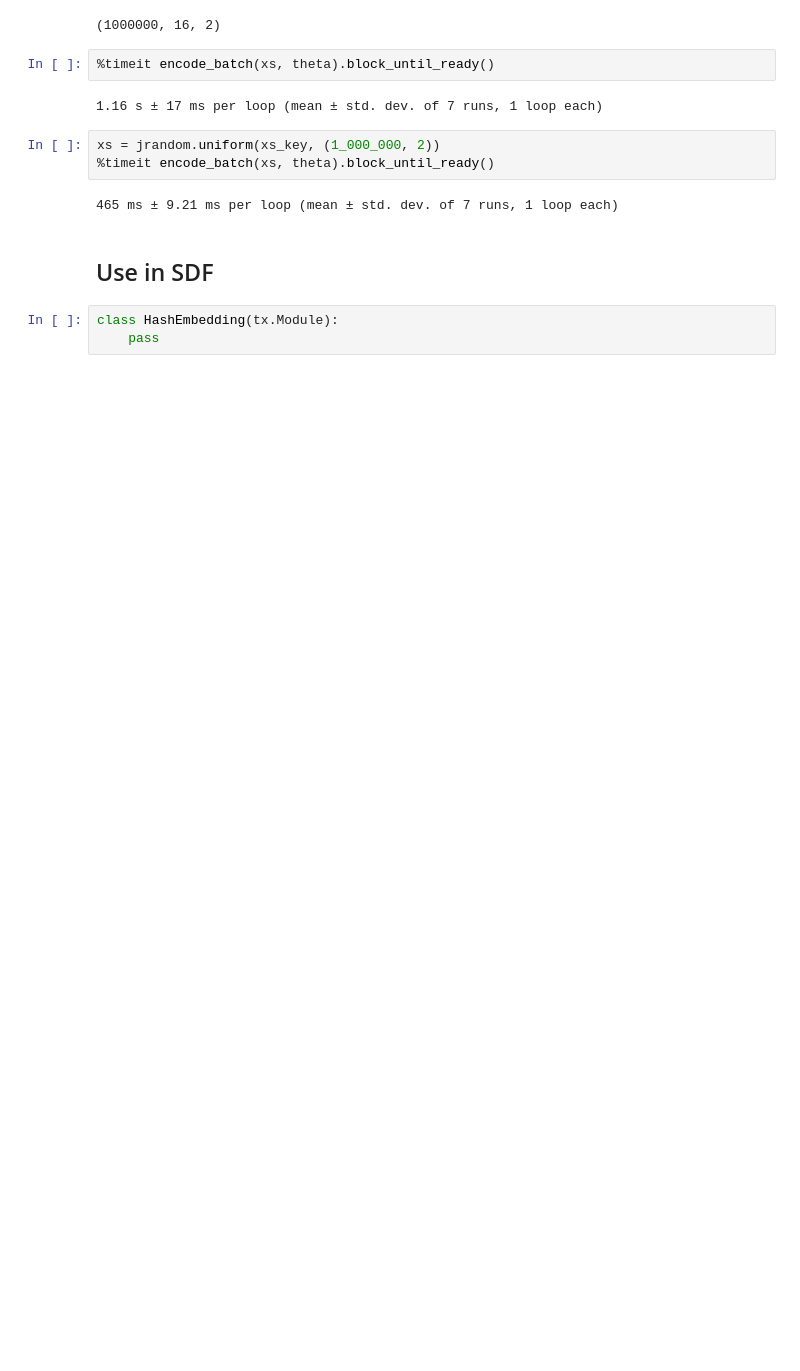
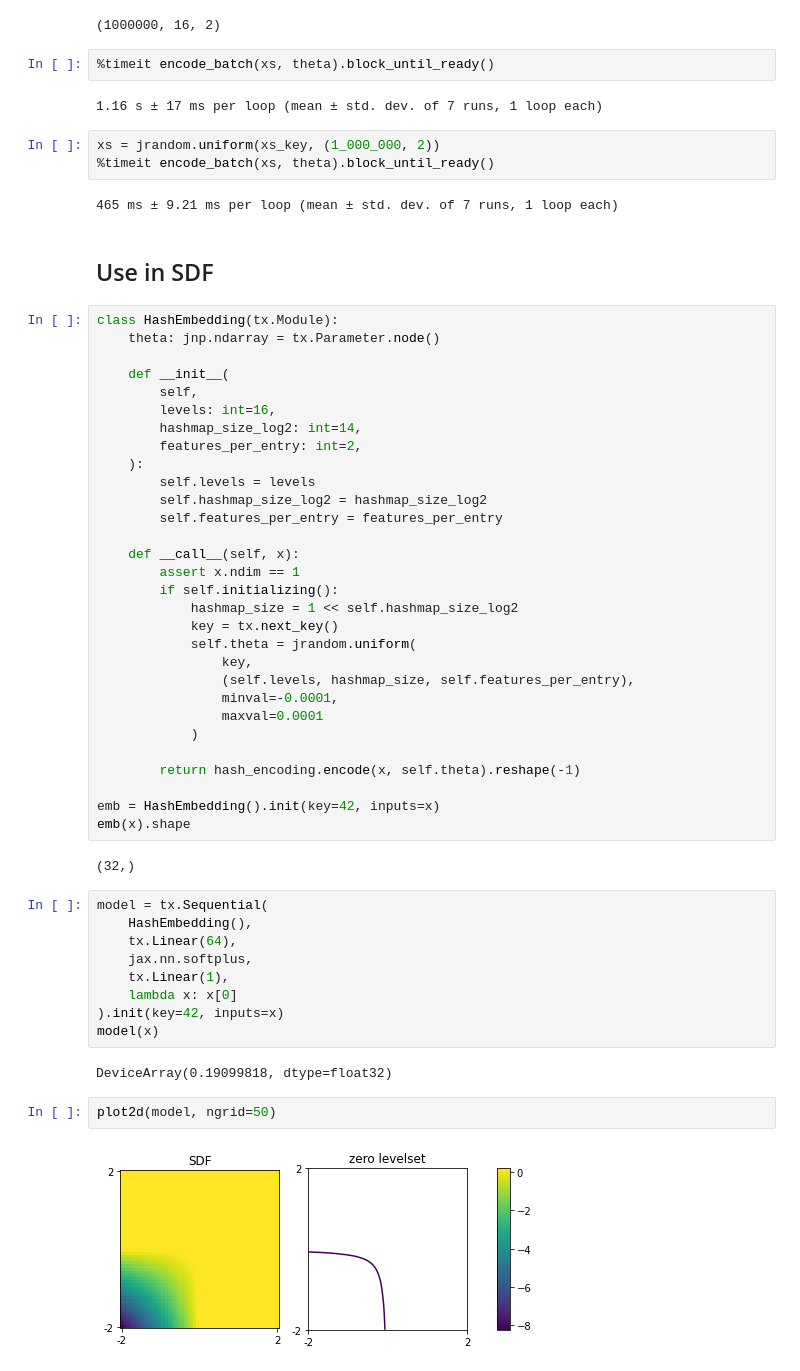
Before and after one commit to niklasschmitz/sdf_jax, a Jupyter notebook: hash_encoding.ipynb, the cells around one changed output. Saved outputs shown, nothing was run; the diff lists cells and outputs as text; blank space fills up the shorter version.

Commit message:
Add working example for multiresolution hash enc

```diff
--- a/hash_encoding.ipynb
+++ b/hash_encoding.ipynb
@@ -80,6 +80,50 @@ xs = jrandom.uniform(xs_key, (1_000_000, 2))
 465 ms ± 9.21 ms per loop (mean ± std. dev. of 7 runs, 1 loop each)
 # %% [markdown]
 ## Use in SDF
-# %%
-class HashEmbedding(tx.Module):
-    pass
+# %%
+class HashEmbedding(tx.Module):
+    theta: jnp.ndarray = tx.Parameter.node()
+
+    def __init__(
+        self,
+        levels: int=16,
+        hashmap_size_log2: int=14,
+        features_per_entry: int=2,
+    ):
+        self.levels = levels
+        self.hashmap_size_log2 = hashmap_size_log2
+        self.features_per_entry = features_per_entry
+
+    def __call__(self, x):
+        assert x.ndim == 1
+        if self.initializing():
+            hashmap_size = 1 << self.hashmap_size_log2
+            key = tx.next_key()
+            self.theta = jrandom.uniform(
+                key,
+                (self.levels, hashmap_size, self.features_per_entry),
+                minval=-0.0001,
+                maxval=0.0001
+            )
+
+        return hash_encoding.encode(x, self.theta).reshape(-1)
+
+emb = HashEmbedding().init(key=42, inputs=x)
+emb(x).shape
+# %% [output]
+(32,)
+# %%
+model = tx.Sequential(
+    HashEmbedding(),
+    tx.Linear(64),
+    jax.nn.softplus,
+    tx.Linear(1),
+    lambda x: x[0]
+).init(key=42, inputs=x)
+model(x)
+# %% [output]
+DeviceArray(0.19099818, dtype=float32)
+# %%
+plot2d(model, ngrid=50)
+# %% [output]
+[figure, added]
```
Also changed, not shown: parts of 3 cells of this notebook.
